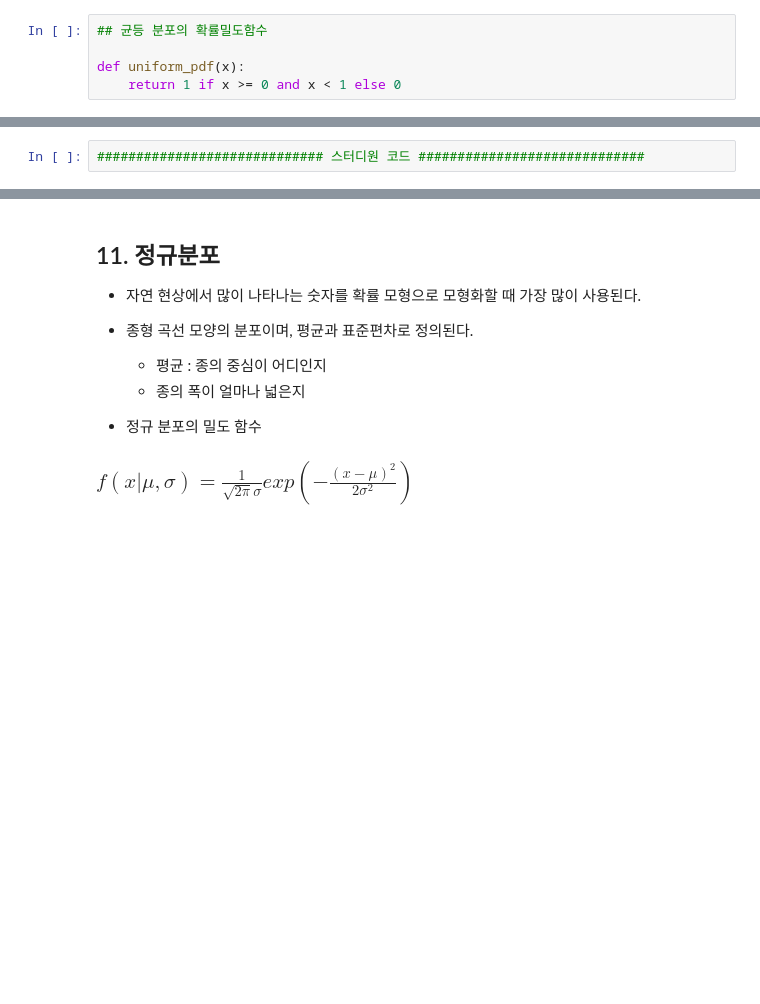
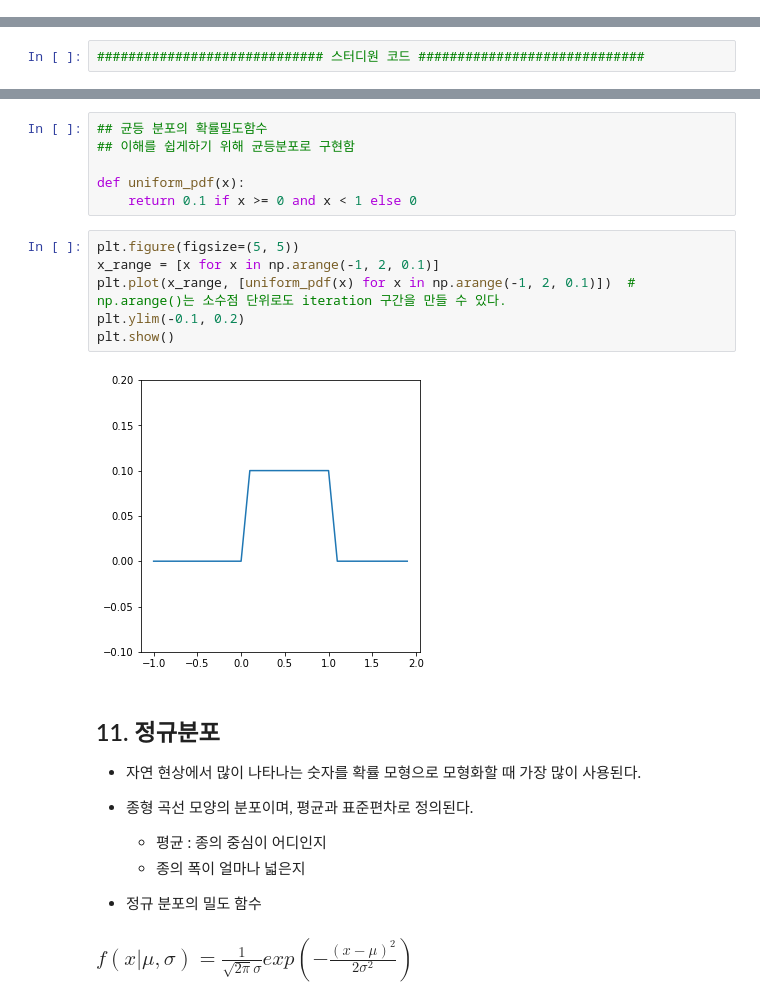
Before and after one commit to samkugji/datascience_scratch_1, a Jupyter notebook: Week2/notebook/study_members/06.확률.ipynb, the cells around one changed output, grey strips where cells are left out. Saved outputs shown, nothing was run; the diff lists cells and outputs as text; blank space fills up the shorter version.

```diff
--- a/Week2/notebook/study_members/06.확률.ipynb
+++ b/Week2/notebook/study_members/06.확률.ipynb
@@ -219,5 +217,0 @@ d_t
-# %%
-## 균등 분포의 확률밀도함수
-
-def uniform_pdf(x):
-    return 1 if x >= 0 and x < 1 else 0
@@ -242,3 +247,17 @@ plt.show()
+# %%
+## 균등 분포의 확률밀도함수
+## 이해를 쉽게하기 위해 균등분포로 구현함
+
+def uniform_pdf(x):
+    return 0.1 if x >= 0 and x < 1 else 0
+# %%
+plt.figure(figsize=(5, 5))
+x_range = [x for x in np.arange(-1, 2, 0.1)]
+plt.plot(x_range, [uniform_pdf(x) for x in np.arange(-1, 2, 0.1)])  # np.arange()는 소수점 단위로도 iteration 구간을 만들 수 있다.
+plt.ylim(-0.1, 0.2)
+plt.show()
+# %% [output]
+[figure, added]
 # %% [markdown]
 ## 11. 정규분포
 - 자연 현상에서 많이 나타나는 숫자를 확률 모형으로 모형화할 때 가장 많이 사용된다.
```
Also changed, not shown: parts of 20 cells of this notebook, 4 other files.
